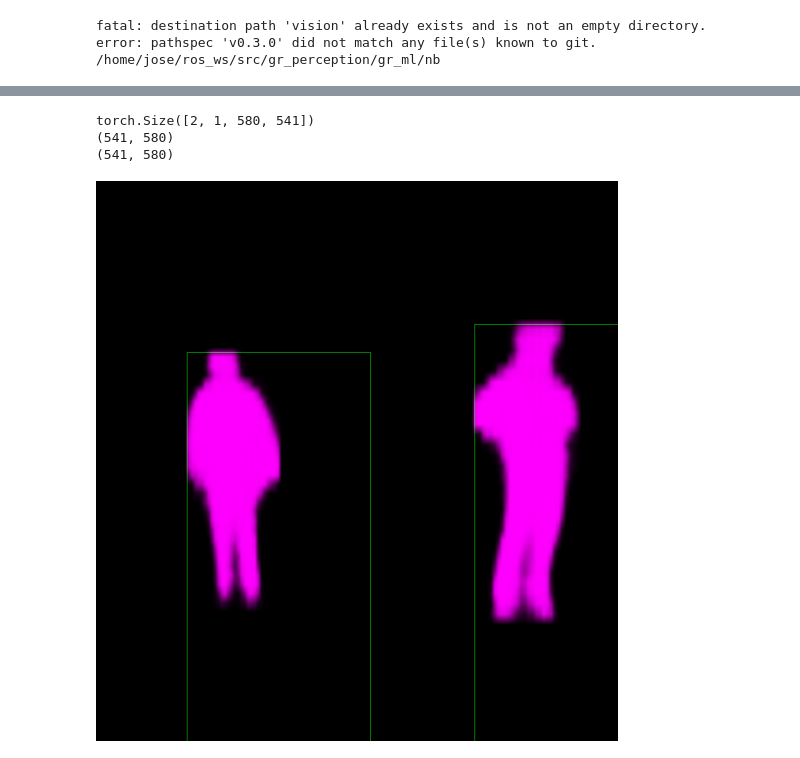
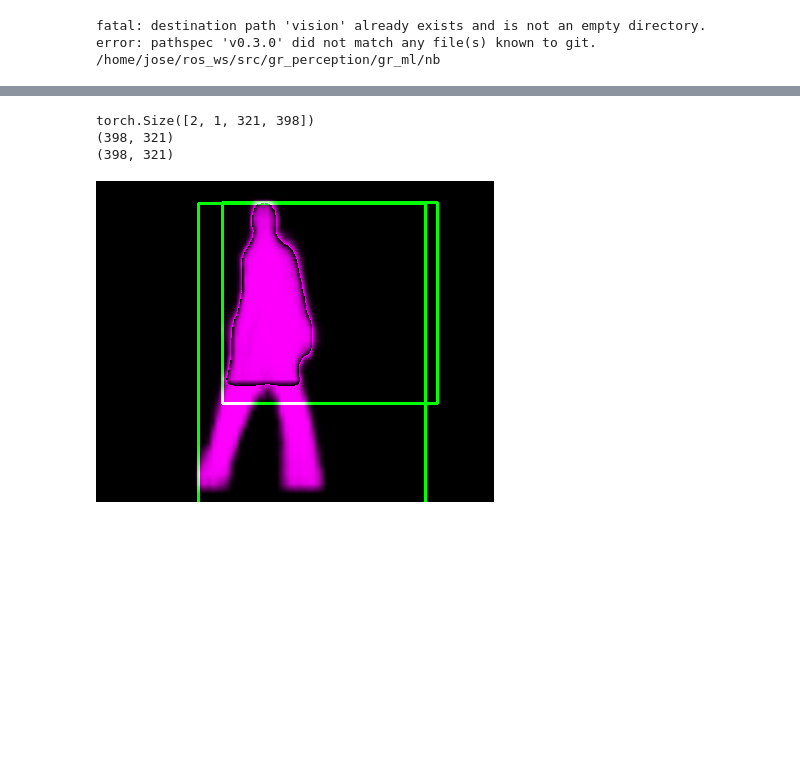
Before and after one commit to jcmayoral/gr_perception, a Jupyter notebook: gr_ml/nb/Untitled.ipynb, the cells around one changed output, grey strips where cells are left out. Drawn from its saved outputs; the diff is of its cells as text; code cells hidden in the pictures; blank space fills up the shorter version.

```diff
--- a/gr_ml/nb/Untitled.ipynb
+++ b/gr_ml/nb/Untitled.ipynb
@@ -83,6 +97,7 @@ class PennFudanDataset(object):
         target["image_id"] = image_id
         target["area"] = area
         target["iscrowd"] = iscrowd
+        target["safety_level"] = 0.5
 
         if self.transforms is not None:
             img, target = self.transforms(img, target)
@@ -111,20 +126,28 @@ from torchvision.models.detection.rpn import AnchorGenerator
 
 # load a pre-trained model for classification and return
 # only the features
-backbone = torchvision.models.mobilenet_v2(pretrained=True).features
+#backbone = torchvision.models.alexnet(pretrained=False,).features
+width_mult = 0.25
+#backbone = torchvision.models.mobilenet_v2(pretrained=False, width_mult=width_mult).features
+
+model = yolobackbone
+"""
+print(backbone.out_channels)
 # FasterRCNN needs to know the number of
 # output channels in a backbone. For mobilenet_v2, it's 1280
 # so we need to add it here
-backbone.out_channels = 1280
+#backbone.out_channels = 1280
+#backbone.out_channels = int(1280*width_mult)
 
 # let's make the RPN generate 5 x 3 anchors per spatial
 # location, with 5 different sizes and 3 different aspect
 # ratios. We have a Tuple[Tuple[int]] because each feature
 # map could potentially have different sizes and
 # aspect ratios
+#anchor_generator = AnchorGenerator(sizes=((32, 64, 128, 256, 512),),
+#                                   aspect_ratios=((0.5, 1.0, 2.0),))
 anchor_generator = AnchorGenerator(sizes=((32, 64, 128, 256, 512),),
                                    aspect_ratios=((0.5, 1.0, 2.0),))
-
 # let's define what are the feature maps that we will
 # use to perform the region of interest cropping, as well as
 # the size of the crop after rescaling.
@@ -133,7 +156,7 @@ anchor_generator = AnchorGenerator(sizes=((32, 64, 128, 256, 512),),
 # OrderedDict[Tensor], and in featmap_names you can choose which
 # feature maps to use.
 roi_pooler = torchvision.ops.MultiScaleRoIAlign(featmap_names=[0],
-                                                output_size=7,
+                                                output_size=10,
                                                 sampling_ratio=2)
 
 # put the pieces together inside a FasterRCNN model
@@ -141,3 +164,4 @@ model = FasterRCNN(backbone,
                    num_classes=2,
                    rpn_anchor_generator=anchor_generator,
                    box_roi_pool=roi_pooler)
+"""
@@ -212,7 +250,7 @@ dataset = PennFudanDataset('/media/datasets/PennFundan/PennFudanPed', get_transf
 # split the dataset in train and test set
 #indices = torch.randperm(int(len(dataset))).tolist()
 indices = torch.randperm(len(dataset)).tolist()
-dataset = torch.utils.data.Subset(dataset, indices[:25])
+dataset = torch.utils.data.Subset(dataset, indices[:30])
 
 # define training and validation data loaders
 data_loader = torch.utils.data.DataLoader(
@@ -222,7 +260,7 @@ data_loader = torch.utils.data.DataLoader(
 
 dataset_test = PennFudanDataset('/media/datasets/PennFundan/PennFudanPed', get_transform(train=False))
 
-dataset_test = torch.utils.data.Subset(dataset_test, indices[-3:])
+dataset_test = torch.utils.data.Subset(dataset_test, indices[-12:])
 
 data_loader_test = torch.utils.data.DataLoader(
     dataset_test, batch_size=1, shuffle=False, num_workers=2,
@@ -280,7 +317,7 @@ del dataset
 del data_loader
 # %%
 # pick one image from the test set
-img, img2 = dataset_test[0]
+img, img2 = dataset_test[2]
 # put the model in evaluation mode
 model.eval()
 with torch.no_grad():
@@ -323,31 +358,31 @@ def get_rect(x, y, width, height):
 # %%
 from PIL import ImageDraw
 pshape = prediction[0]['masks'].shape
 boxes = prediction[0]['boxes'].cpu().numpy()
 print(prediction[0]['masks'].shape)
 
 arr = np.zeros((pshape[2],pshape[3]),dtype=np.uint8)
 for i in range(pshape[0]):
     arr += prediction[0]['masks'][i,0].mul(255).byte().cpu().numpy()
 image = Image.fromarray(arr)
 
 
 overlay = Image.new("L", (pshape[3], pshape[2]), 0)
 draw = ImageDraw.Draw(overlay)
 rects = [get_rect(*p) for p in boxes]
 
 for rect in rects:
-    draw.line([tuple(p) for p in rect], width=1, fill=127)
+    draw.line([tuple(p) for p in rect], width=3, fill=500)
 
 
 print(image.size)
 print(overlay.size)
 
 img = Image.merge("RGB", (image,overlay,image))
 (image,overlay)
 img
 # %% [output]
-torch.Size([2, 1, 580, 541])
-(541, 580)
-(541, 580)
+torch.Size([2, 1, 321, 398])
+(398, 321)
+(398, 321)
-[figure, old version]
+[figure, new version]
```
Also changed, not shown: parts of 7 cells of this notebook.
